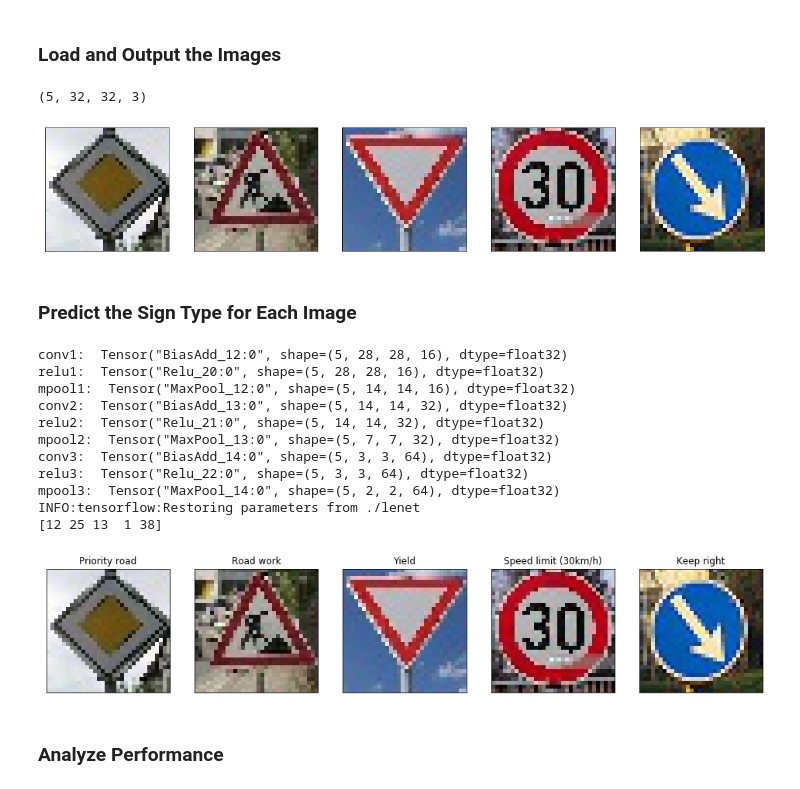
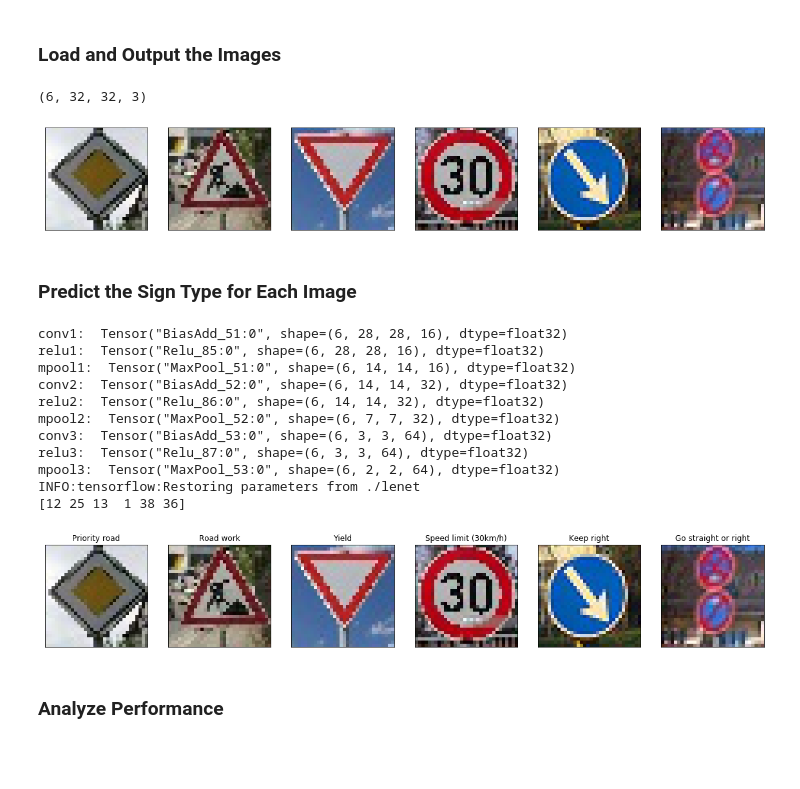
Before and after one commit to coder52/CarND-Traffic-Sign-Classifier-Project-P3, a Jupyter notebook: Traffic_Sign_Classifier.ipynb, the cells around one changed output. Cells and saved outputs as stored; diff of their text form; code cells hidden in the pictures; blank space fills up the shorter version.

```diff
--- a/Traffic_Sign_Classifier.ipynb
+++ b/Traffic_Sign_Classifier.ipynb
@@ -241,3 +247,16 @@ X_train.shape
 y_train.shape
 # %% [output]
 (122577,)
+# %%
+# Show result
+img=500
+f, (ax1, ax2, ax3) = plt.subplots(1, 3, figsize=(8, 4))
+f.tight_layout()
+ax1.imshow(X_train[img])
+ax1.set_title('Original Image', fontsize=10)
+ax2.imshow(X_p10_rotated[img])
+ax2.set_title('+10 degree rotated', fontsize=10)
+ax3.imshow(X_m10_rotated[img])
+ax3.set_title('-10 degree rotated', fontsize=10)
+plt.subplots_adjust(left=0., right=1, top=0.9, bottom=0.)
+plt.savefig('./examples/rotation.jpg')
@@ -255,6 +280,6 @@ def preprocess(X_data):
     X_data = ((X_data-128)/128)
     return X_data
 
-X_train = preprocess(X_train)
+X_prep = preprocess(X_train)
 X_valid = preprocess(X_valid)
 X_test = preprocess(X_test)
@@ -262,7 +306,7 @@ X_test = preprocess(X_test)
 from sklearn.utils import shuffle
 
 # shuffle images
-X_train, y_train = shuffle(X_train, y_train)
+X_train, y_train = shuffle(X_prep, y_train)
 # %% [markdown]
 ### Model Architecture
 # %%
@@ -343,7 +387,7 @@ def LeNet(x):
     #########################################################
     #########################################################
     # TODO: Layer 5: Fully Connected. Input = 128. Output = 84.
-    dens2 = dens(relu4, weights['bd2'], biases['bd2'], keep_prob=0.75)
+    dens2 = dens(relu4, weights['bd2'], biases['bd2'], keep_prob=1)
     # TODO: Activation.
     relu5 = tf.nn.relu(dens2)
     #########################################################
@@ -486,19 +522,19 @@ from glob import glob
 simples_paths =np.array(glob("simple_signs/*"))
 simples = np.array([plt.imread(path) for path in simples_paths])
 
-simples_correct = np.array([12, 25, 13,  1, 38])
+simples_correct = np.array([12, 25, 13,  1, 38, 15])
 
 simples.shape
 # %% [output]
-(5, 32, 32, 3)
+(6, 32, 32, 3)
 # %%
 # plot the images
 fig = plt.figure(figsize=(20, 4))
 for i, idx in enumerate(range(len(simples))):
-    ax = fig.add_subplot(1, 5, i+1, xticks=[], yticks=[])
+    ax = fig.add_subplot(1, 6, i+1, xticks=[], yticks=[])
     plt.imshow(simples[idx])
 # %% [output]
-[figure, old version]
+[figure, new version]
 # %% [markdown]
 ### Predict the Sign Type for Each Image
 # %%
@@ -513,17 +549,17 @@ with tf.Session() as sess:
     answers = sess.run(result)
     print(answers)
 # %% [output]
-conv1:  Tensor("BiasAdd_12:0", shape=(5, 28, 28, 16), dtype=float32)
-relu1:  Tensor("Relu_20:0", shape=(5, 28, 28, 16), dtype=float32)
-mpool1:  Tensor("MaxPool_12:0", shape=(5, 14, 14, 16), dtype=float32)
-conv2:  Tensor("BiasAdd_13:0", shape=(5, 14, 14, 32), dtype=float32)
-relu2:  Tensor("Relu_21:0", shape=(5, 14, 14, 32), dtype=float32)
-mpool2:  Tensor("MaxPool_13:0", shape=(5, 7, 7, 32), dtype=float32)
-conv3:  Tensor("BiasAdd_14:0", shape=(5, 3, 3, 64), dtype=float32)
-relu3:  Tensor("Relu_22:0", shape=(5, 3, 3, 64), dtype=float32)
-mpool3:  Tensor("MaxPool_14:0", shape=(5, 2, 2, 64), dtype=float32)
+conv1:  Tensor("BiasAdd_51:0", shape=(6, 28, 28, 16), dtype=float32)
+relu1:  Tensor("Relu_85:0", shape=(6, 28, 28, 16), dtype=float32)
+mpool1:  Tensor("MaxPool_51:0", shape=(6, 14, 14, 16), dtype=float32)
+conv2:  Tensor("BiasAdd_52:0", shape=(6, 14, 14, 32), dtype=float32)
+relu2:  Tensor("Relu_86:0", shape=(6, 14, 14, 32), dtype=float32)
+mpool2:  Tensor("MaxPool_52:0", shape=(6, 7, 7, 32), dtype=float32)
+conv3:  Tensor("BiasAdd_53:0", shape=(6, 3, 3, 64), dtype=float32)
+relu3:  Tensor("Relu_87:0", shape=(6, 3, 3, 64), dtype=float32)
+mpool3:  Tensor("MaxPool_53:0", shape=(6, 2, 2, 64), dtype=float32)
 INFO:tensorflow:Restoring parameters from ./lenet
-[12 25 13  1 38]
+[12 25 13  1 38 36]
 # %%
 labels=np.array(df['SignName'])
 # plot the images with predicted labels
@@ -533,7 +569,7 @@ for i, idx in enumerate(range(len(simples))):
     plt.imshow(simples[idx])
     ax.set_title(labels[answers[idx]])
 # %% [output]
-[figure, old version]
+[figure, new version]
 # %% [markdown]
 ### Analyze Performance
 # %%
```
Also changed, not shown: parts of 14 cells of this notebook.
